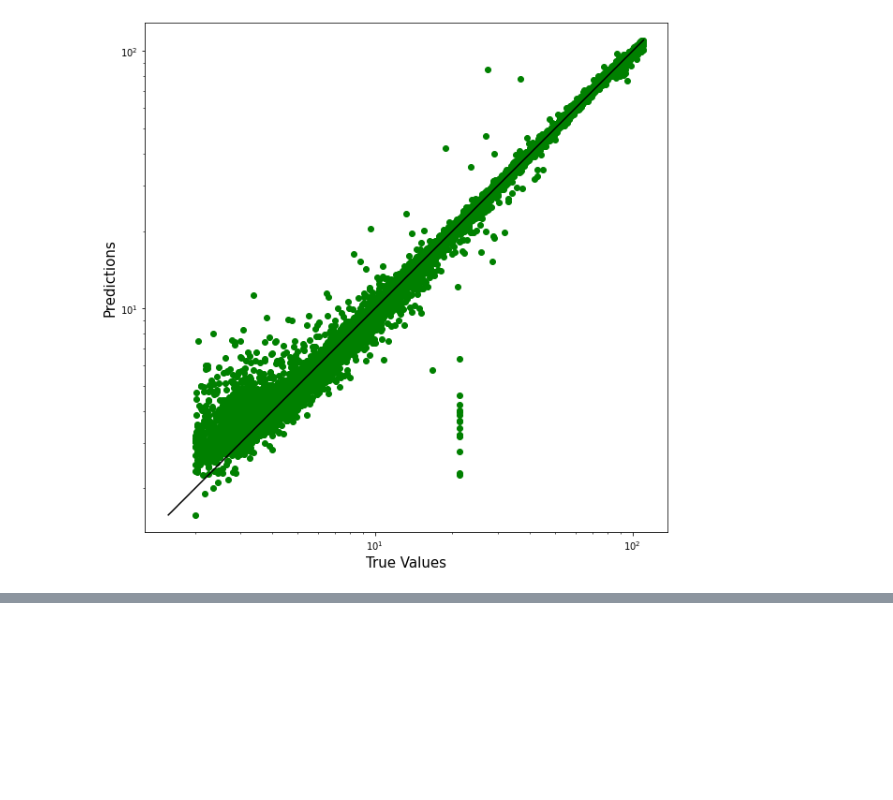
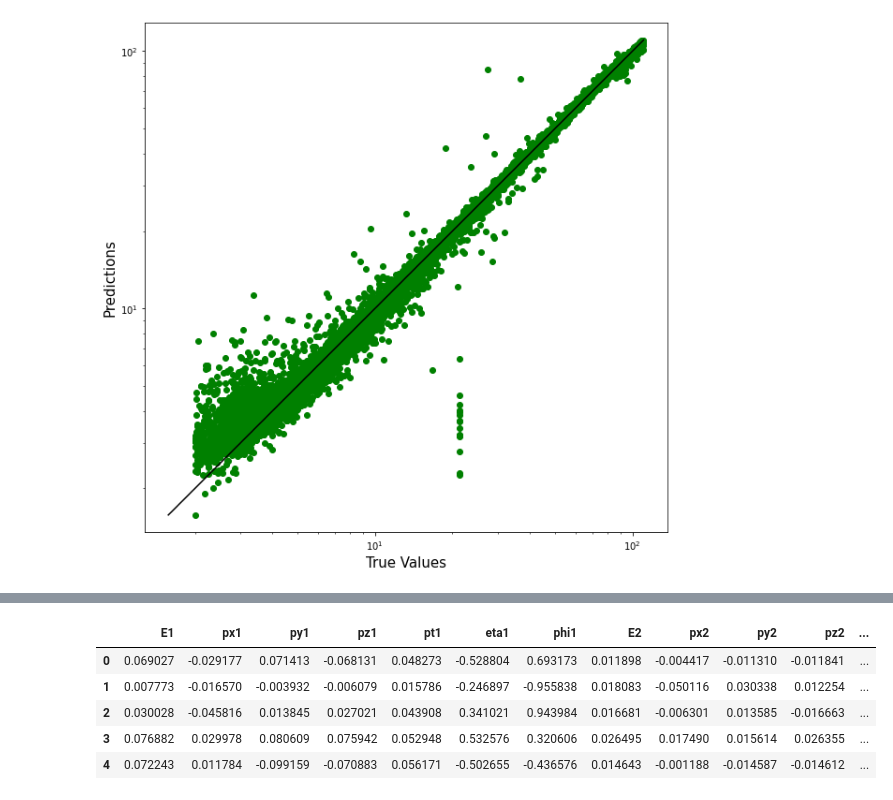
Before and after one commit to DeusLicht/DiElectron_Mass, a Jupyter notebook: mass_predict_pca.ipynb, the cells around one changed output, grey strips where cells are left out. Cells and saved outputs as stored; diff of their text form; code cells hidden in the pictures; blank space fills up the shorter version.

```diff
--- a/mass_predict_pca.ipynb
+++ b/mass_predict_pca.ipynb
@@ -227,3 +227,5 @@ phi2     0
 Q2       0
 M        0
 dtype: int64
+# %%
+df = df.dropna(subset='M')
@@ -581,0 +649,23 @@ plt.show()
+# %%
+from sklearn import preprocessing
+Y = Dataset['M']
+X = Dataset.drop("M", axis=1)
+
+def normalize(df):
+    from sklearn.preprocessing import MaxAbsScaler
+    scaler = MaxAbsScaler()
+    scaler.fit(df)
+    scaled = scaler.transform(df)
+    scaled_df = pd.DataFrame(scaled, columns=df.columns)
+    return scaled_df
+
+X=normalize(X)
+# %%
+X.head()
+# %% [output]
+|  | E1 | px1 | py1 | pz1 | pt1 | eta1 | phi1 | E2 | px2 | py2 | pz2 | ... |
+| 0 | 0.069027 | -0.029177 | 0.071413 | -0.068131 | 0.048273 | -0.528804 | 0.693173 | 0.011898 | -0.004417 | -0.011310 | -0.011841 | ... |
+| 1 | 0.007773 | -0.016570 | -0.003932 | -0.006079 | 0.015786 | -0.246897 | -0.955838 | 0.018083 | -0.050116 | 0.030338 | 0.012254 | ... |
+| 2 | 0.030028 | -0.045816 | 0.013845 | 0.027021 | 0.043908 | 0.341021 | 0.943984 | 0.016681 | -0.006301 | 0.013585 | -0.016663 | ... |
+| 3 | 0.076882 | 0.029978 | 0.080609 | 0.075942 | 0.052948 | 0.532576 | 0.320606 | 0.026495 | 0.017490 | 0.015614 | 0.026355 | ... |
+| 4 | 0.072243 | 0.011784 | -0.099159 | -0.070883 | 0.056171 | -0.502655 | -0.436576 | 0.014643 | -0.001188 | -0.014587 | -0.014612 | ... |
```
Also changed, not shown: parts of 16 cells of this notebook.
